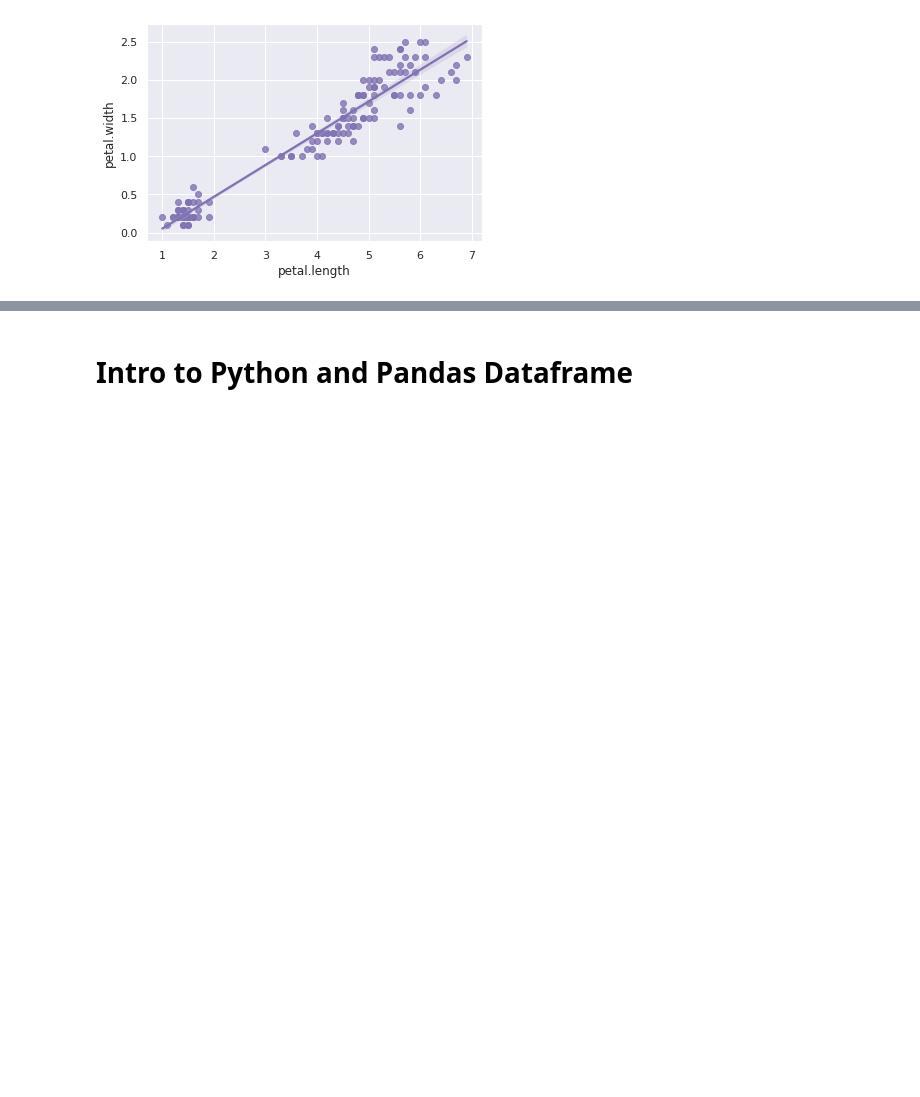
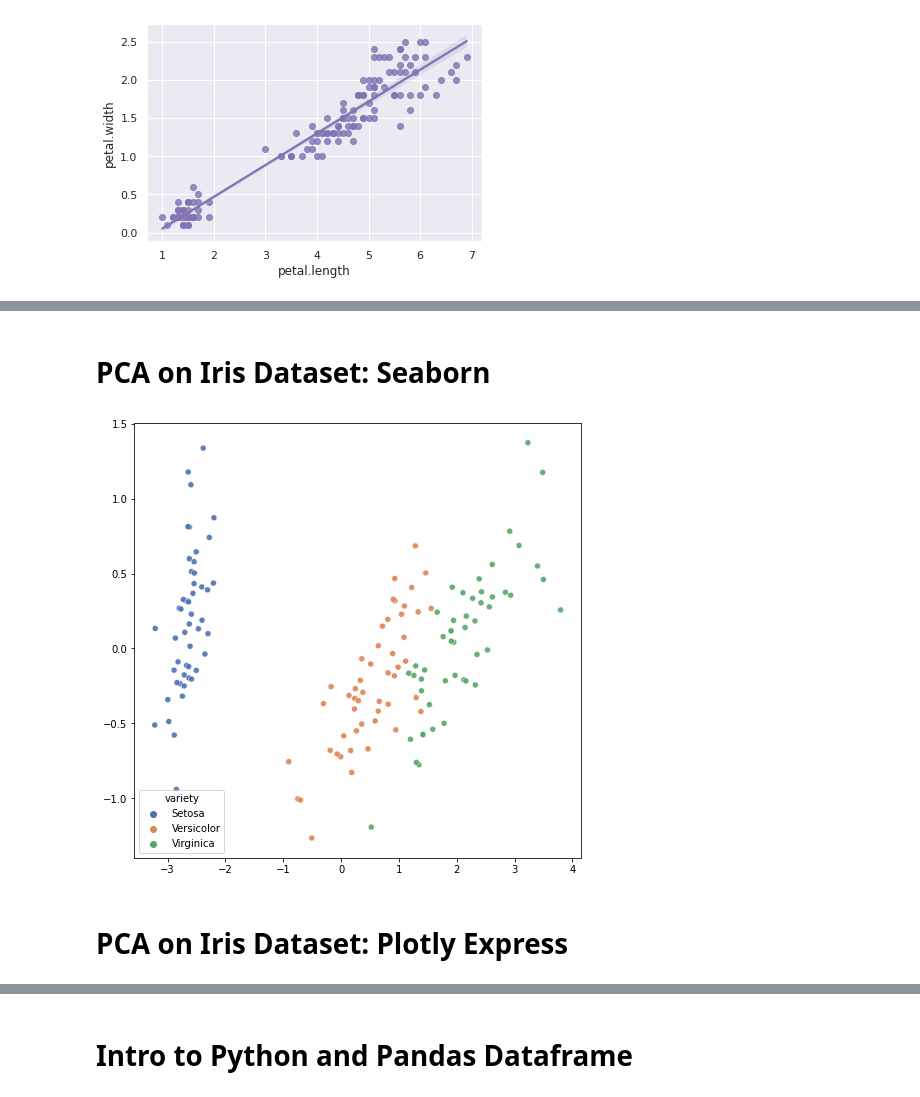
Before and after one commit to jessiejxyu2/ist526-1, a Jupyter notebook: starter_code.ipynb, the cells around one changed output, grey strips where cells are left out. Saved outputs shown, nothing was run; the diff lists cells and outputs as text; code cells hidden in the pictures; blank space fills up the shorter version.

```diff
--- a/starter_code.ipynb
+++ b/starter_code.ipynb
@@ -178,0 +257,33 @@ plt.show()
+# %% [markdown]
+# PCA on Iris Dataset: Seaborn
+# %%
+from sklearn.decomposition import PCA
+# create X, label from the dataframe. Note that some datasets have no label
+
+# 1. sepatating label (i.e., 'variety') from the dataframe
+label = df['variety']
+
+#  removing the column 'variety' to create X
+X = df.drop(['variety'], axis= 1)
+
+#print(X.shape, y.shape)
+
+## create PCA model
+pca_model = PCA(n_components=2)
+reduced_dims = pca_model.fit_transform(X)
+# %%
+# visualize low_dimensional data as a scatter plot
+
+# adjust figure's width and height
+plt.figure(figsize=(8,8))
+
+## reduced_dims has 2 dimensions (new x, which has index:0; and new y, which has index 1)
+sns.scatterplot(x = reduced_dims[:, 0], y = reduced_dims[:, 1], hue=label, alpha=0.9, palette="deep")
+
+# if one dimensional, use y as 0
+# sns.scatterplot(x = reduced_dims[:, 0], y = 0, alpha=0.9, palette="deep")
+plt.show()
+# %% [output]
+[figure, added]
+# %% [markdown]
+# PCA on Iris Dataset: Plotly Express
```
Also changed, not shown: parts of 45 cells of this notebook.
